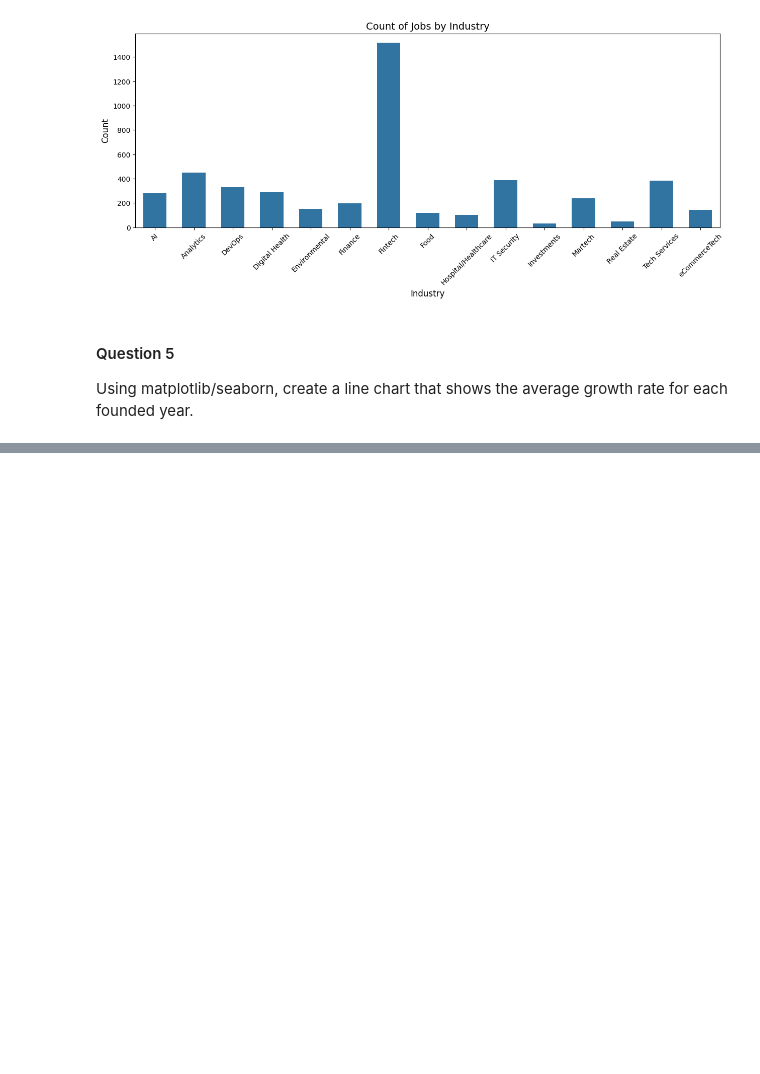
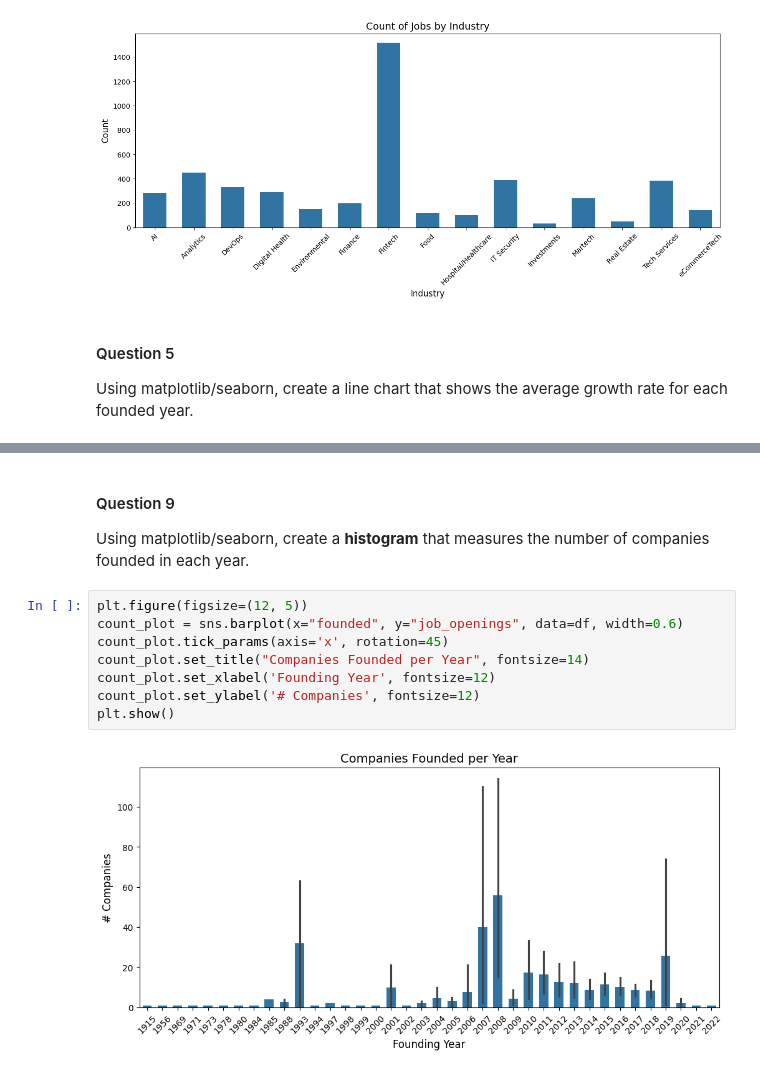
Before and after one commit to casecn/CC-TEDA1041_Assignments, a Jupyter notebook: CC_TEDA_1040_Module_2_Practice.ipynb, the cells around one changed output, grey strips where cells are left out. Drawn from its saved outputs; the diff is of its cells as text; blank space fills up the shorter version.

```diff
--- a/CC_TEDA_1040_Module_2_Practice.ipynb
+++ b/CC_TEDA_1040_Module_2_Practice.ipynb
@@ -143,0 +189,13 @@ Using matplotlib/seaborn, create a line chart that shows the average growth rate
+# %% [markdown]
+#### Question 9
+Using matplotlib/seaborn, create a **histogram** that measures the number of companies founded in each year.
+# %%
+plt.figure(figsize=(12, 5))
+count_plot = sns.barplot(x="founded", y="job_openings", data=df, width=0.6)
+count_plot.tick_params(axis='x', rotation=45)
+count_plot.set_title("Companies Founded per Year", fontsize=14)
+count_plot.set_xlabel('Founding Year', fontsize=12)
+count_plot.set_ylabel('# Companies', fontsize=12)
+plt.show()
+# %% [output]
+[figure, added]
```
Also changed, not shown: parts of 7 cells of this notebook.
